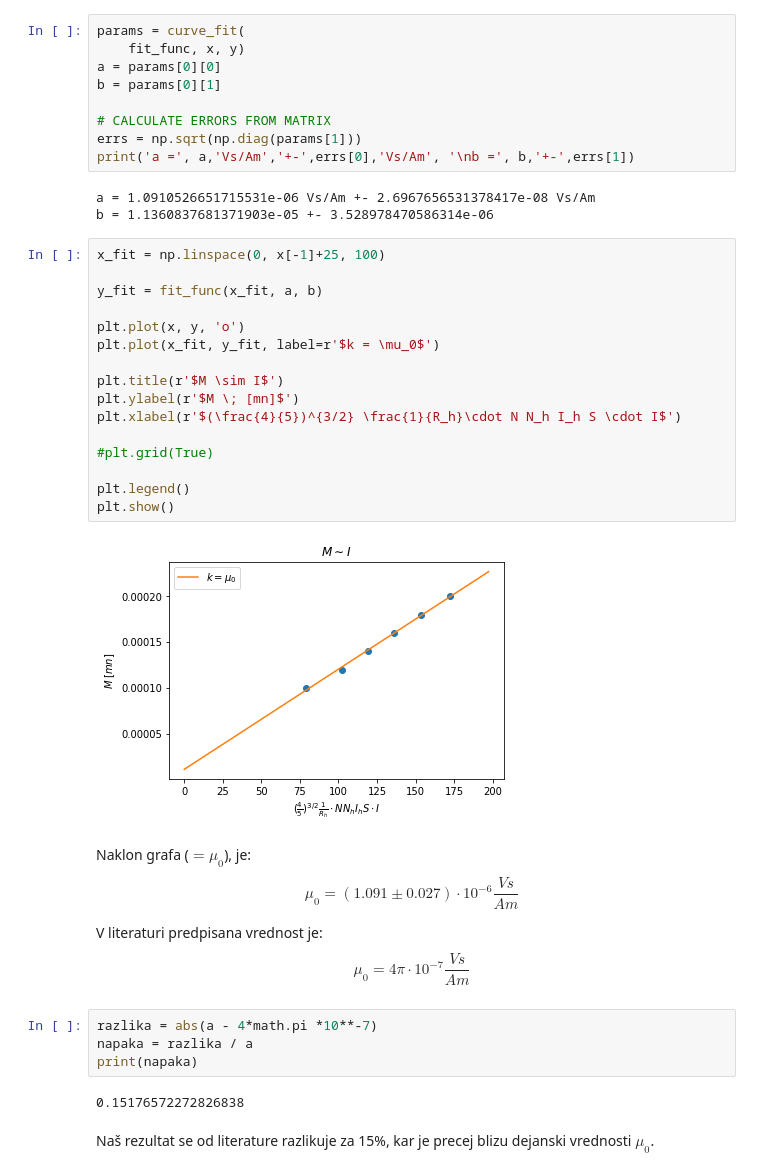
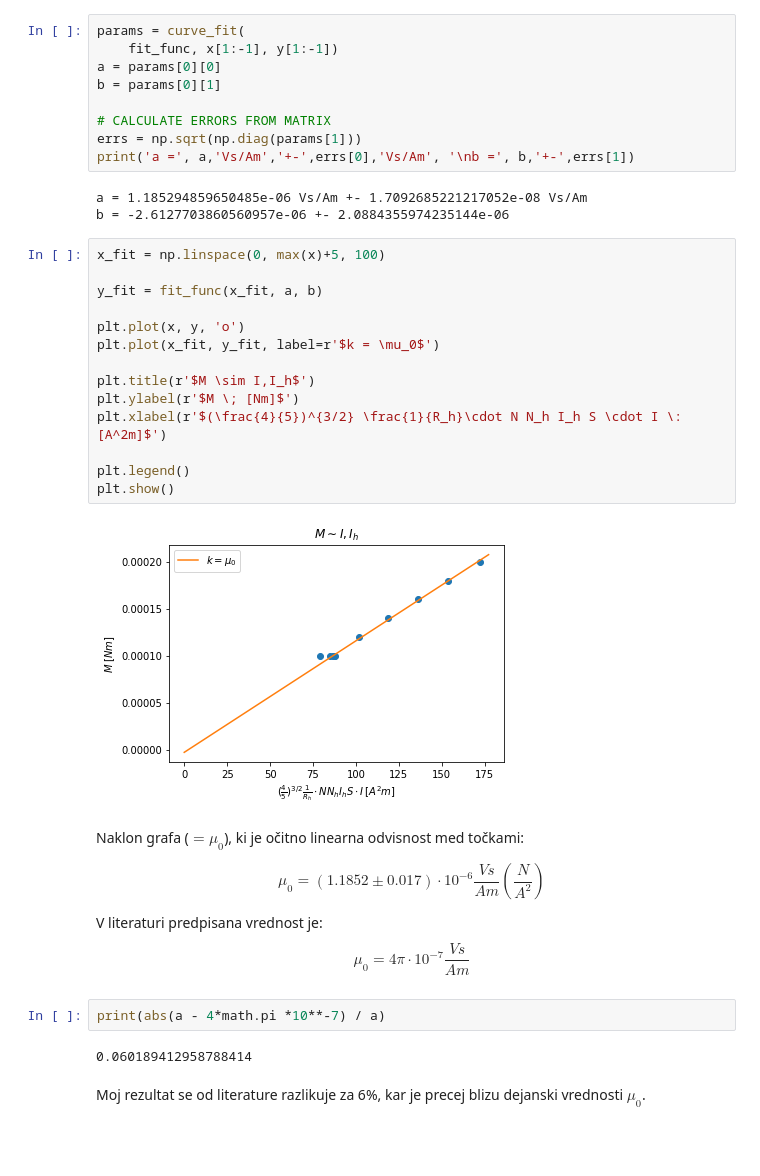
Before and after one commit to gregpr07/fizikalniPraktikum2, a Jupyter notebook: vaja45/obdelava.ipynb, the cells around one changed output. Saved outputs shown, nothing was run; the diff lists cells and outputs as text; blank space fills up the shorter version.

```diff
--- a/vaja45/obdelava.ipynb
+++ b/vaja45/obdelava.ipynb
@@ -39,6 +81,6 @@ print(x,y)
 # %%
 params = curve_fit(
-    fit_func, x, y)
+    fit_func, x[1:-1], y[1:-1])
 a = params[0][0]
 b = params[0][1]
 
@@ -46,37 +88,35 @@ b = params[0][1]
 errs = np.sqrt(np.diag(params[1]))
 print('a =', a,'Vs/Am','+-',errs[0],'Vs/Am', '\nb =', b,'+-',errs[1])
 # %% [output]
-a = 1.0910526651715531e-06 Vs/Am +- 2.6967656531378417e-08 Vs/Am
-b = 1.1360837681371903e-05 +- 3.528978470586314e-06
+a = 1.185294859650485e-06 Vs/Am +- 1.7092685221217052e-08 Vs/Am
+b = -2.6127703860560957e-06 +- 2.0884355974235144e-06
 # %%
-x_fit = np.linspace(0, x[-1]+25, 100)
+x_fit = np.linspace(0, max(x)+5, 100)
 
 y_fit = fit_func(x_fit, a, b)
 
 plt.plot(x, y, 'o')
 plt.plot(x_fit, y_fit, label=r'$k = \mu_0$')
 
-plt.title(r'$M \sim I$')
-plt.ylabel(r'$M \; [mn]$')
-plt.xlabel(r'$(\frac{4}{5})^{3/2} \frac{1}{R_h}\cdot N N_h I_h S \cdot I$')
-
-#plt.grid(True)
+plt.title(r'$M \sim I,I_h$')
+plt.ylabel(r'$M \; [Nm]$')
+plt.xlabel(r'$(\frac{4}{5})^{3/2} \frac{1}{R_h}\cdot N N_h I_h S \cdot I \: [A^2m]$')
 
 plt.legend()
 plt.show()
 # %% [output]
-[figure, old version]
+[figure, new version]
 # %% [markdown]
-Naklon grafa ($= \mu_0$), je:
-$$ \mu_0 = (1.091 \pm 0.027) \cdot 10^{-6} \frac{Vs}{Am} $$
+Naklon grafa ($= \mu_0$), ki je očitno linearna odvisnost med točkami:
+
+
+$$ \mu_0 = (1.1852 \pm 0.017) \cdot 10^{-6} \frac{Vs}{Am} (\frac{N}{A^2}) $$
 
 V literaturi predpisana vrednost je:
 $$ \mu_0 = 4\pi \cdot 10^{-7} \frac{Vs}{Am} $$
 # %%
-razlika = abs(a - 4*math.pi *10**-7)
-napaka = razlika / a
-print(napaka)
+print(abs(a - 4*math.pi *10**-7) / a)
 # %% [output]
-0.15176572272826838
+0.060189412958788414
 # %% [markdown]
-Naš rezultat se od literature razlikuje za 15%, kar je precej blizu dejanski vrednosti $\mu_0$.
+Moj rezultat se od literature razlikuje za 6%, kar je precej blizu dejanski vrednosti $\mu_0$.
```
Also changed, not shown: parts of 9 cells of this notebook, 4 other files.
